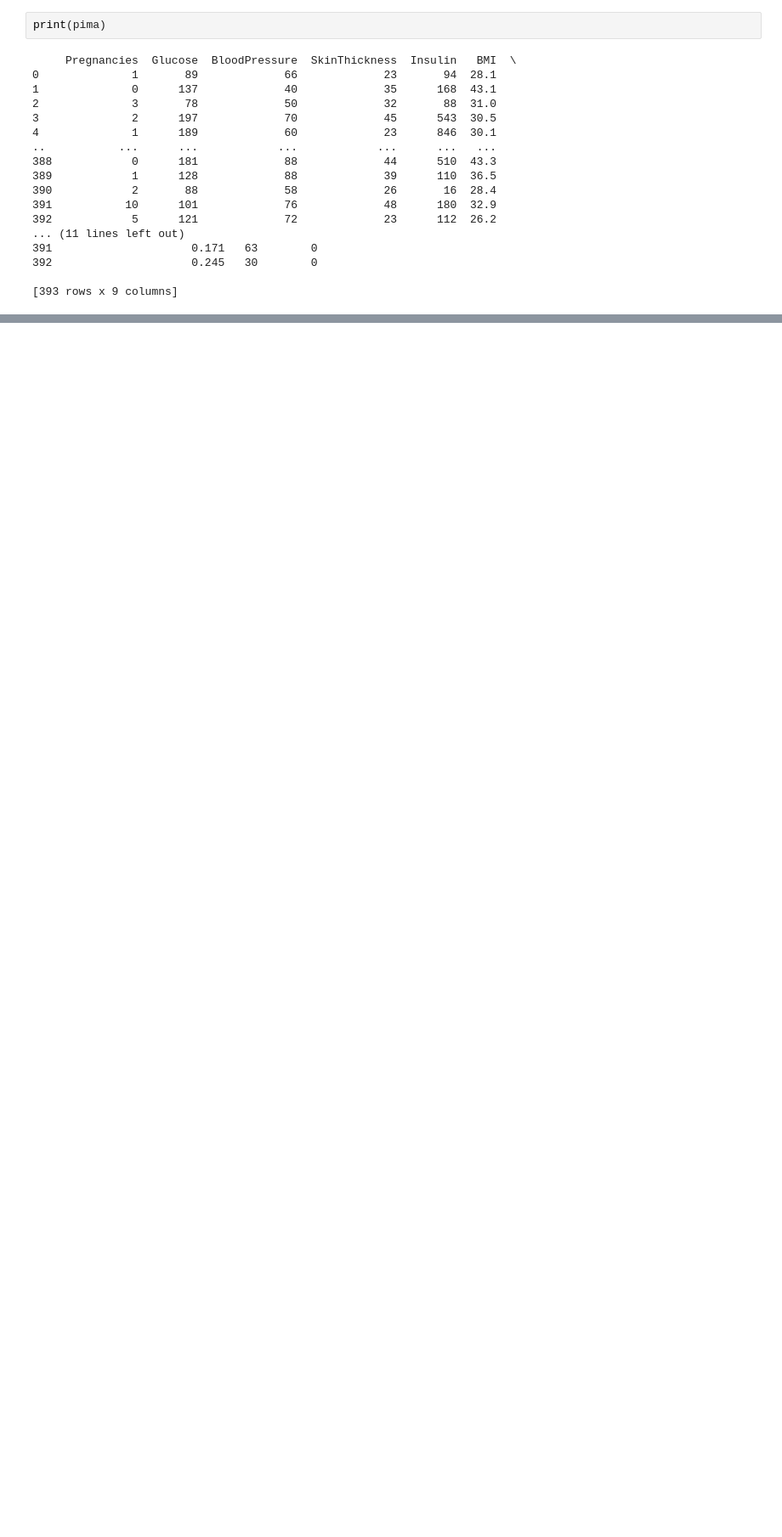
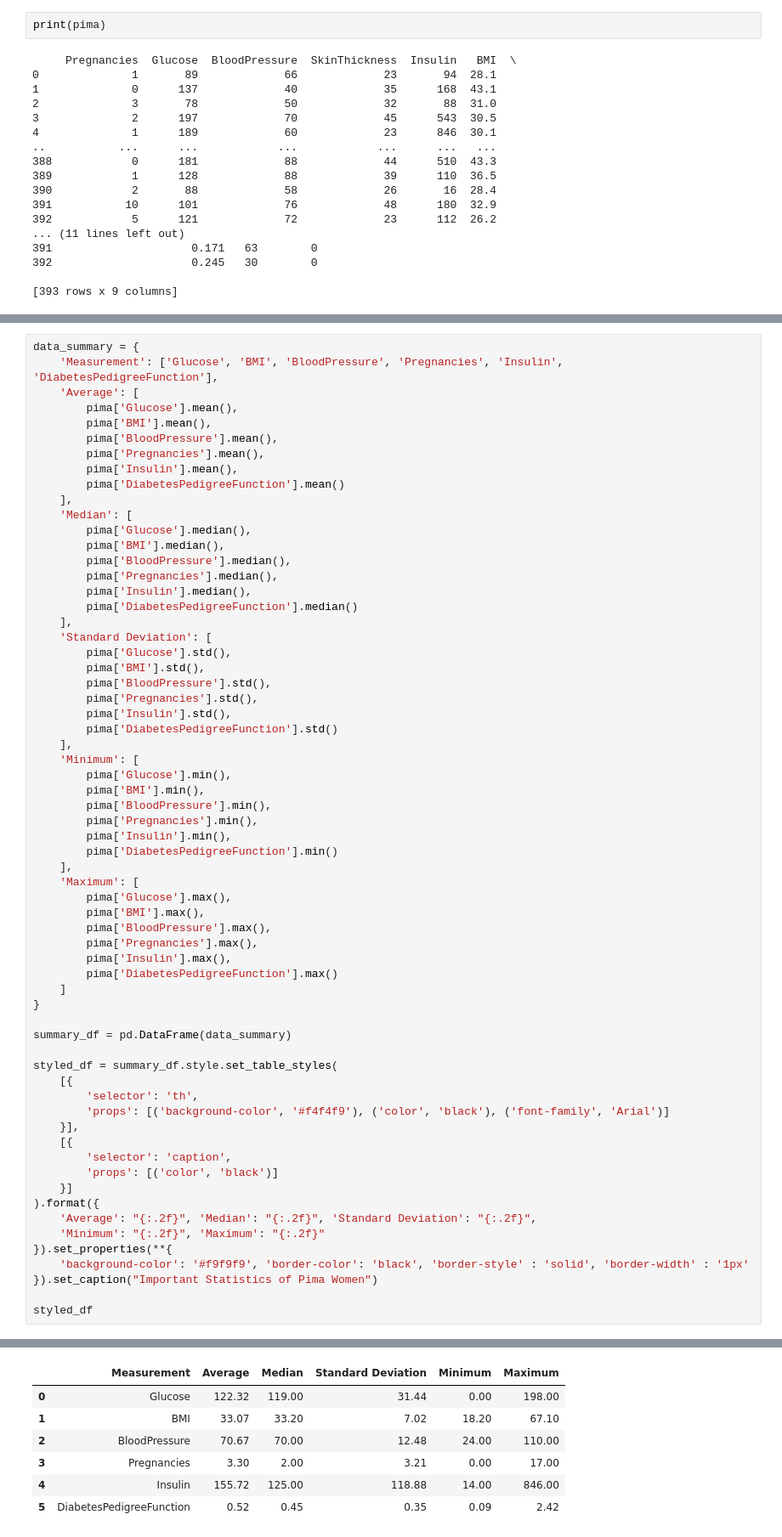
Before and after one commit to konprok/Data-Analytics, a Jupyter notebook: PimaDiabetesPrediction/data_analytics.ipynb, the cells around one changed output, grey strips where cells are left out. Shown at 85% size. Saved outputs shown, nothing was run; the diff lists cells and outputs as text; blank space fills up the shorter version.

Commit message:
Table of important statistic added

```diff
--- a/PimaDiabetesPrediction/data_analytics.ipynb
+++ b/PimaDiabetesPrediction/data_analytics.ipynb
@@ -209,0 +178,65 @@ Max DPF of Pima woman:  2.42
+# %%
+data_summary = {
+    'Measurement': ['Glucose', 'BMI', 'BloodPressure', 'Pregnancies', 'Insulin', 'DiabetesPedigreeFunction'],
+    'Average': [
+        pima['Glucose'].mean(),
+        pima['BMI'].mean(),
+        pima['BloodPressure'].mean(),
+        pima['Pregnancies'].mean(),
+        pima['Insulin'].mean(),
+        pima['DiabetesPedigreeFunction'].mean()
+    ],
+    'Median': [
+        pima['Glucose'].median(),
+        pima['BMI'].median(),
+        pima['BloodPressure'].median(),
+        pima['Pregnancies'].median(),
+        pima['Insulin'].median(),
+        pima['DiabetesPedigreeFunction'].median()
+    ],
+    'Standard Deviation': [
+        pima['Glucose'].std(),
+        pima['BMI'].std(),
+        pima['BloodPressure'].std(),
+        pima['Pregnancies'].std(),
+        pima['Insulin'].std(),
+        pima['DiabetesPedigreeFunction'].std()
+    ],
+    'Minimum': [
+        pima['Glucose'].min(),
+        pima['BMI'].min(),
+        pima['BloodPressure'].min(),
+        pima['Pregnancies'].min(),
+        pima['Insulin'].min(),
+        pima['DiabetesPedigreeFunction'].min()
+    ],
+    'Maximum': [
+        pima['Glucose'].max(),
+        pima['BMI'].max(),
+        pima['BloodPressure'].max(),
+        pima['Pregnancies'].max(),
+        pima['Insulin'].max(),
+        pima['DiabetesPedigreeFunction'].max()
+    ]
+}
+
+summary_df = pd.DataFrame(data_summary)
+
+styled_df = summary_df.style.set_table_styles(
+    [{
+        'selector': 'th',
+        'props': [('background-color', '#f4f4f9'), ('color', 'black'), ('font-family', 'Arial')]
+    }],
+    [{
+        'selector': 'caption',
+        'props': [('color', 'black')]
+    }]
+).format({
+    'Average': "{:.2f}", 'Median': "{:.2f}", 'Standard Deviation': "{:.2f}",
+    'Minimum': "{:.2f}", 'Maximum': "{:.2f}"
+}).set_properties(**{
+    'background-color': '#f9f9f9', 'border-color': 'black', 'border-style' : 'solid', 'border-width' : '1px'
+}).set_caption("Important Statistics of Pima Women")
+
+styled_df
+# %% [output]
@@ -210,3 +244,10 @@ Max DPF of Pima woman:  2.42
+|  | Measurement | Average | Median | Standard Deviation | Minimum | Maximum |
+| 0 | Glucose | 122.32 | 119.00 | 31.44 | 0.00 | 198.00 |
+| 1 | BMI | 33.07 | 33.20 | 7.02 | 18.20 | 67.10 |
+| 2 | BloodPressure | 70.67 | 70.00 | 12.48 | 24.00 | 110.00 |
+| 3 | Pregnancies | 3.30 | 2.00 | 3.21 | 0.00 | 17.00 |
+| 4 | Insulin | 155.72 | 125.00 | 118.88 | 14.00 | 846.00 |
+| 5 | DiabetesPedigreeFunction | 0.52 | 0.45 | 0.35 | 0.09 | 2.42 |
 # %%
 sns.set(style='whitegrid', font_scale=1.5)
 
```
Also changed, not shown: parts of 5 cells of this notebook.
